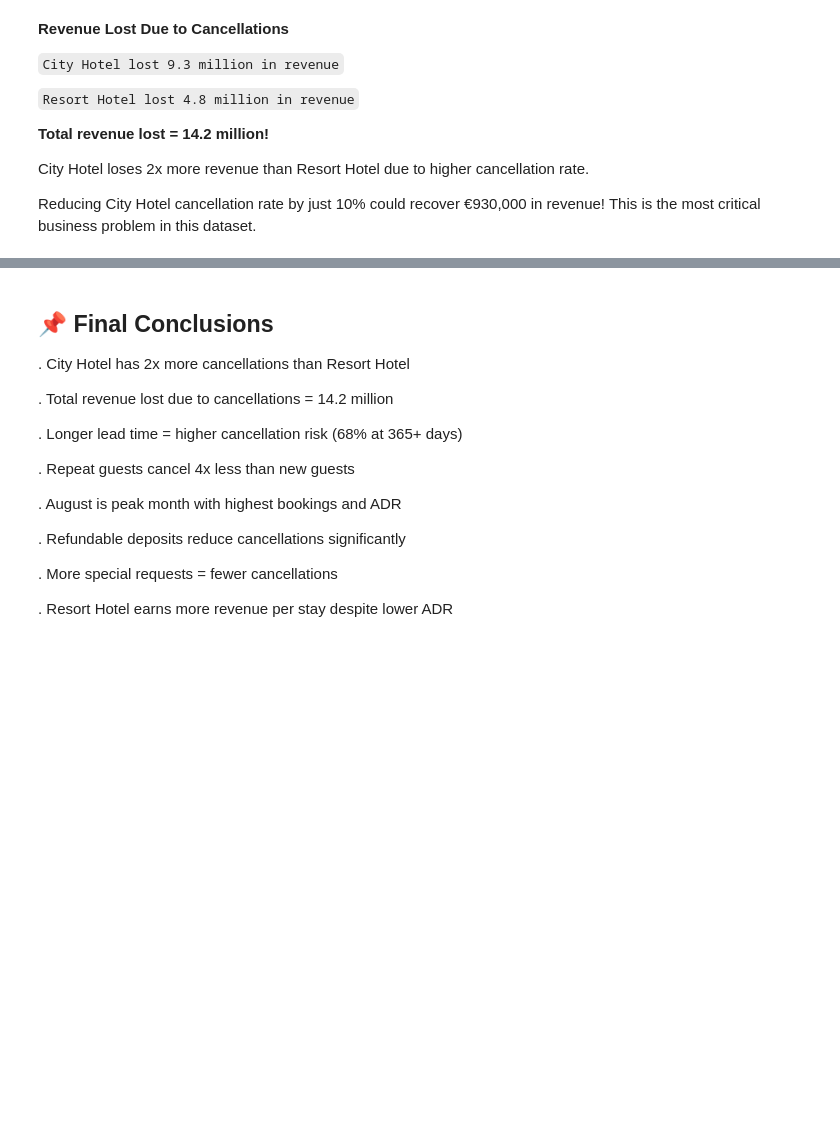
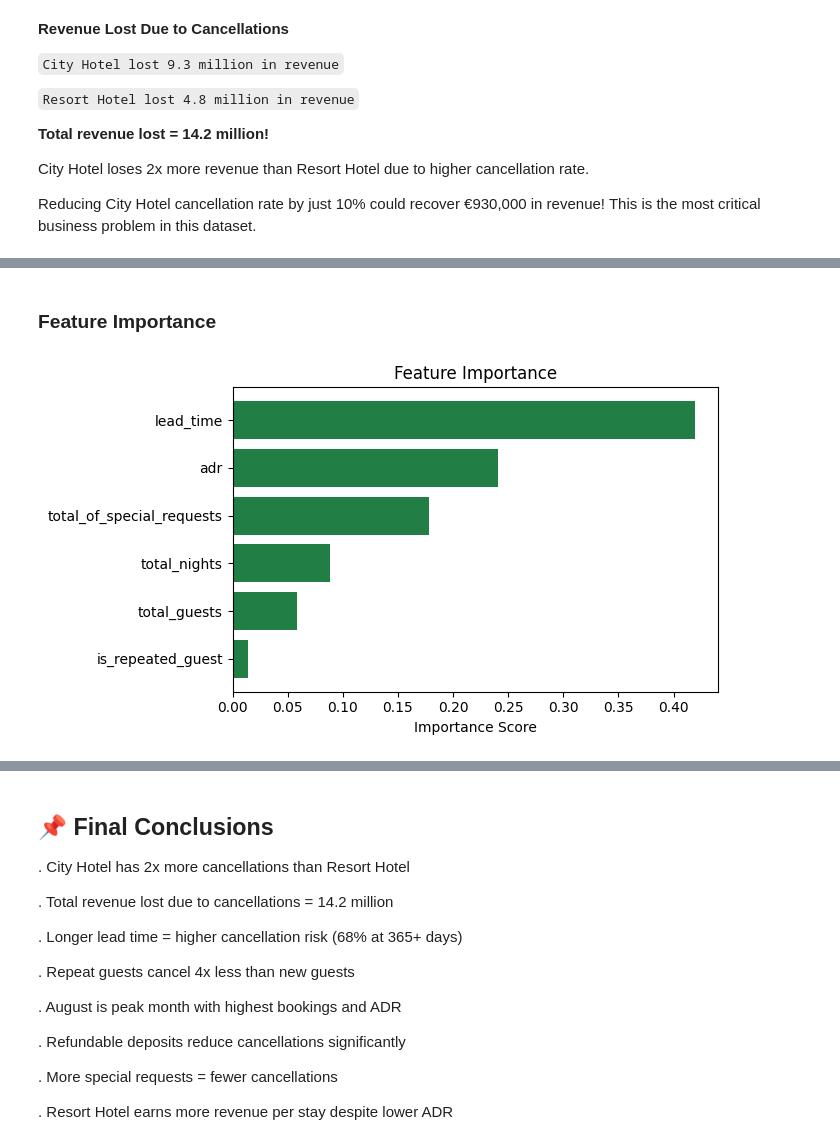
Before and after one commit to kashishhh28/hotel-booking-analysis, a Jupyter notebook: hotel-booking-analysis.ipynb, the cells around one changed output, grey strips where cells are left out. Cells and saved outputs as stored; diff of their text form; code cells hidden in the pictures; blank space fills up the shorter version.

```diff
--- a/hotel-booking-analysis.ipynb
+++ b/hotel-booking-analysis.ipynb
@@ -880,0 +950,15 @@ df.to_csv("hotel_bookings_cleaned.csv", index=False)
+# %% [markdown]
+### Feature Importance
+# %%
+
+importance = pd.Series(best_model.feature_importances_, index=features)
+importance = importance.sort_values(ascending=False)
+
+plt.figure(figsize=(7,4))
+plt.barh(importance.index[::-1], importance.values[::-1], color="#217e45")
+plt.title("Feature Importance")
+plt.xlabel("Importance Score")
+plt.tight_layout()
+plt.show()
+# %% [output]
+[figure, added]
```
Also changed, not shown: parts of 8 cells of this notebook.
